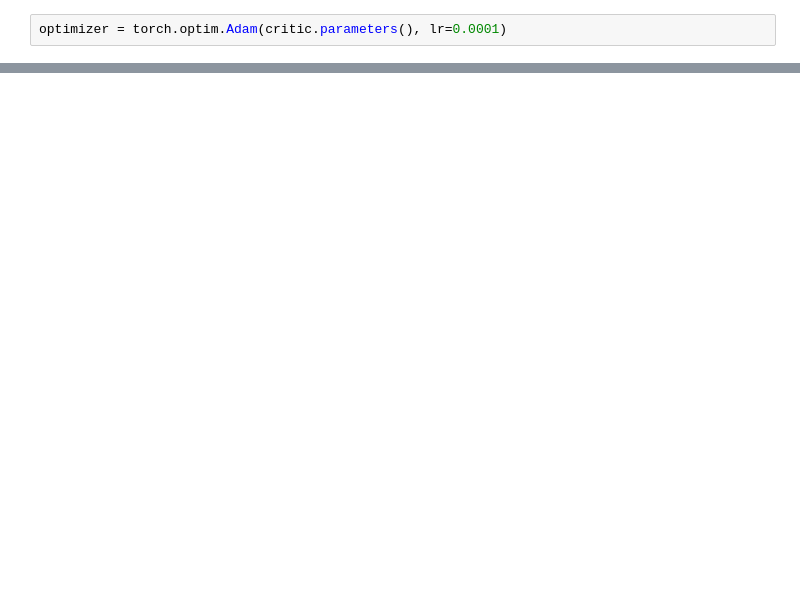
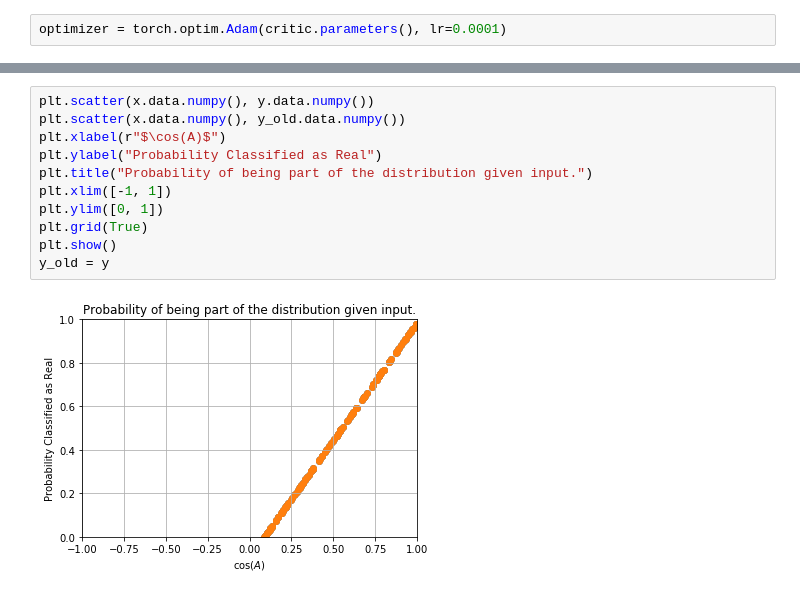
Before and after one commit to JoeriHermans/deep-learning-scripts, a Jupyter notebook: scripts/adverserial-variational-optimization/avo-notebook.ipynb, the cells around one changed output, grey strips where cells are left out. Saved outputs shown, nothing was run; the diff lists cells and outputs as text; blank space fills up the shorter version.

```diff
--- a/scripts/adverserial-variational-optimization/avo-notebook.ipynb
+++ b/scripts/adverserial-variational-optimization/avo-notebook.ipynb
@@ -372,0 +388,13 @@ nan
+# %%
+plt.scatter(x.data.numpy(), y.data.numpy())
+plt.scatter(x.data.numpy(), y_old.data.numpy())
+plt.xlabel(r"$\cos(A)$")
+plt.ylabel("Probability Classified as Real")
+plt.title("Probability of being part of the distribution given input.")
+plt.xlim([-1, 1])
+plt.ylim([0, 1])
+plt.grid(True)
+plt.show()
+y_old = y
+# %% [output]
+[figure, added]
```
Also changed, not shown: parts of 23 cells of this notebook.
